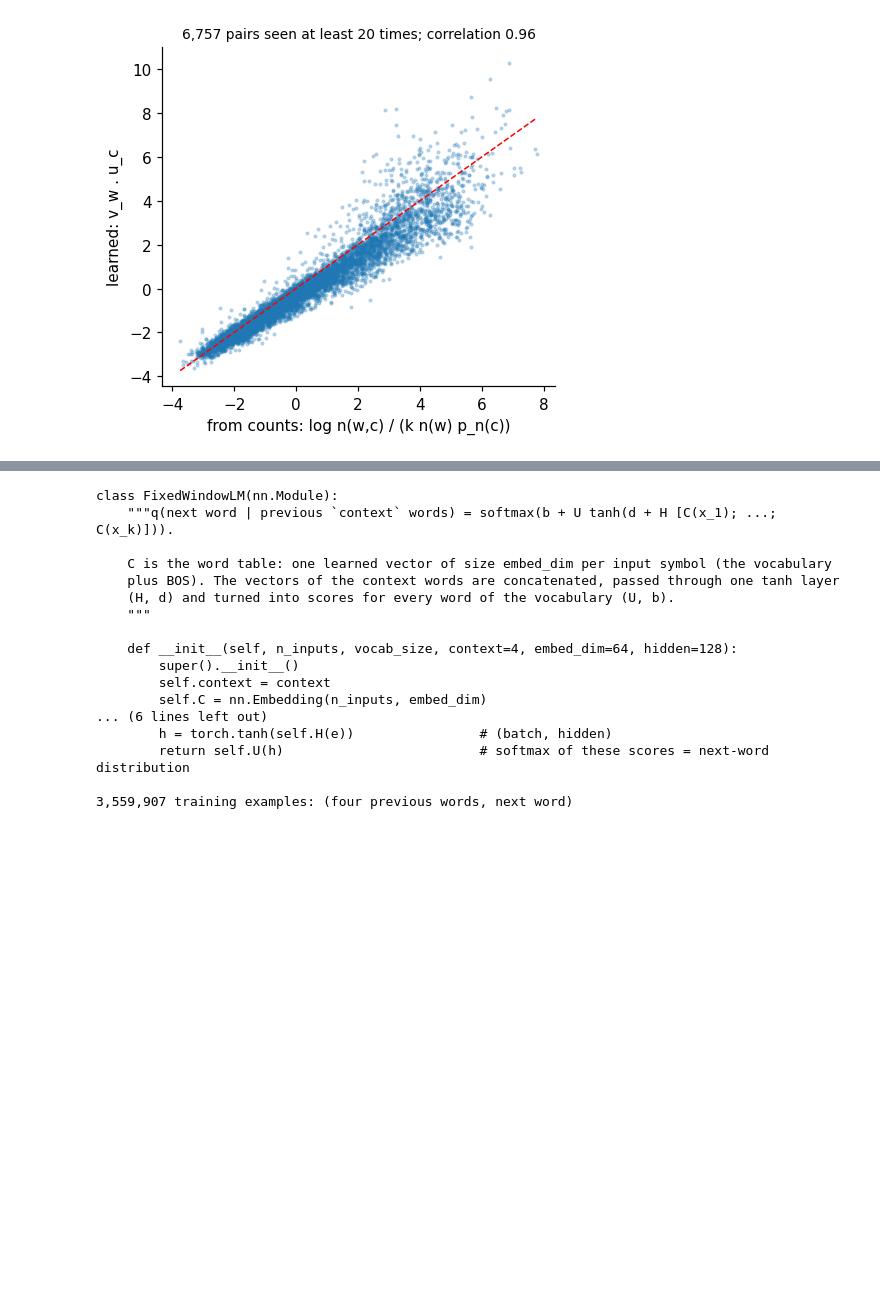
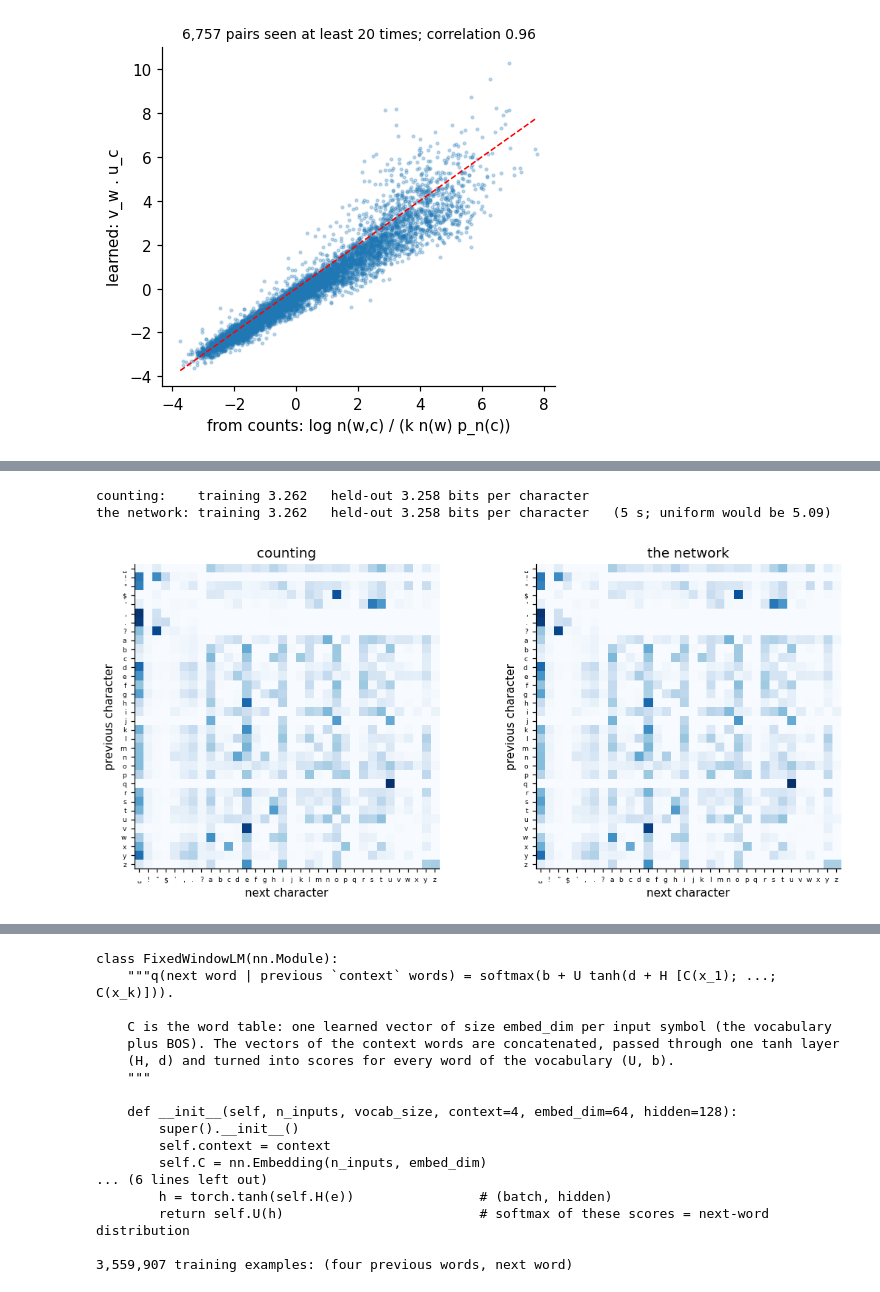
Before and after one commit to mathrulestheworld/tinylm, a Jupyter notebook: notebooks/week02_language_models.ipynb, the cells around one changed output, grey strips where cells are left out. Saved outputs shown, nothing was run; the diff lists cells and outputs as text; code cells hidden in the pictures; blank space fills up the shorter version.

```diff
--- a/notebooks/week02_language_models.ipynb
+++ b/notebooks/week02_language_models.ipynb
@@ -426,0 +435,41 @@ plt.show()
+# %%
+char_alpha = neural.char_alphabet(char_train)
+end_id = char_alpha.index(neural.STORY_END)
+pairs_train = torch.cat([torch.tensor([end_id]), neural.encode_chars(char_train, char_alpha)])
+pairs_test = torch.cat([torch.tensor([end_id]), neural.encode_chars(char_test, char_alpha)])
+a_tr, b_tr, a_te, b_te = pairs_train[:-1], pairs_train[1:], pairs_test[:-1], pairs_test[1:]
+K = len(char_alpha)
+
+# counting
+N = torch.zeros(K, K)
+N.index_put_((a_tr, b_tr), torch.ones(len(a_tr)), accumulate=True)
+P_count = (N + 0.01) / (N.sum(1, keepdim=True) + 0.01 * K)        # a little add-alpha for the 4 unseen held-out pairs
+bits = lambda P, a, b: float(-torch.log2(P[a, b]).mean())
+
+# the network, trained by minibatch gradient descent
+torch.manual_seed(0)
+net = neural.BigramNet(K, K)
+opt = torch.optim.Adam(net.parameters(), lr=0.1)
+start = time.time()
+for step in range(1, 3001):
+    i = torch.randint(0, len(a_tr), (4096,))
+    loss = torch.nn.functional.cross_entropy(net(a_tr[i]), b_tr[i])
+    opt.zero_grad(); loss.backward(); opt.step()
+    if step == 2100:
+        for g in opt.param_groups: g["lr"] = 0.01
+P_net = torch.softmax(net.W.weight.detach(), 1)
+print(f"counting:    training {bits(P_count, a_tr, b_tr):.3f}   held-out {bits(P_count, a_te, b_te):.3f} bits per character")
+print(f"the network: training {bits(P_net, a_tr, b_tr):.3f}   held-out {bits(P_net, a_te, b_te):.3f} bits per character"
+      f"   ({time.time() - start:.0f} s; uniform would be {math.log2(K):.2f})")
+
+fig, axes = plt.subplots(1, 2, figsize=(10, 4.6))
+for ax, P, title in [(axes[0], P_count, "counting"), (axes[1], P_net, "the network")]:
+    ax.imshow(P ** 0.5, cmap="Blues")
+    ax.set_xticks(range(K)); ax.set_xticklabels(["␣" if c == " " else c for c in char_alpha], fontsize=6)
+    ax.set_yticks(range(K)); ax.set_yticklabels(["␣" if c == " " else c for c in char_alpha], fontsize=6)
+    ax.set_title(title); ax.set_xlabel("next character"); ax.set_ylabel("previous character")
+plt.tight_layout(); plt.show()
+# %% [output]
+counting:    training 3.262   held-out 3.258 bits per character
+the network: training 3.262   held-out 3.258 bits per character   (5 s; uniform would be 5.09)
+[figure, added]
```
Also changed, not shown: parts of 26 cells of this notebook, 7 other files.
